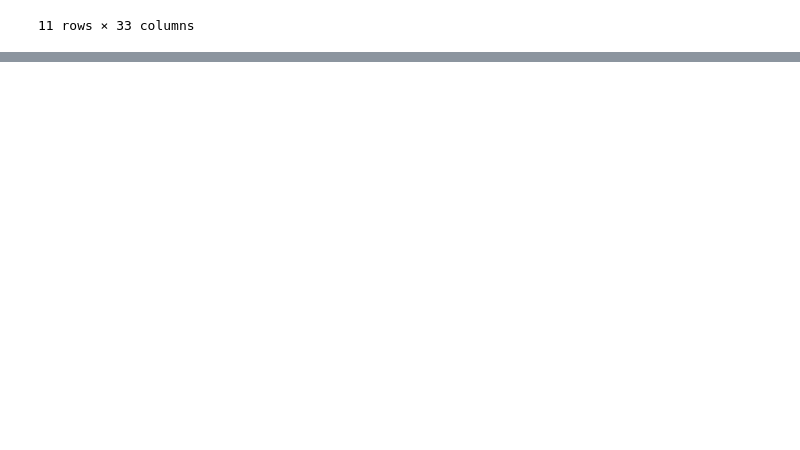
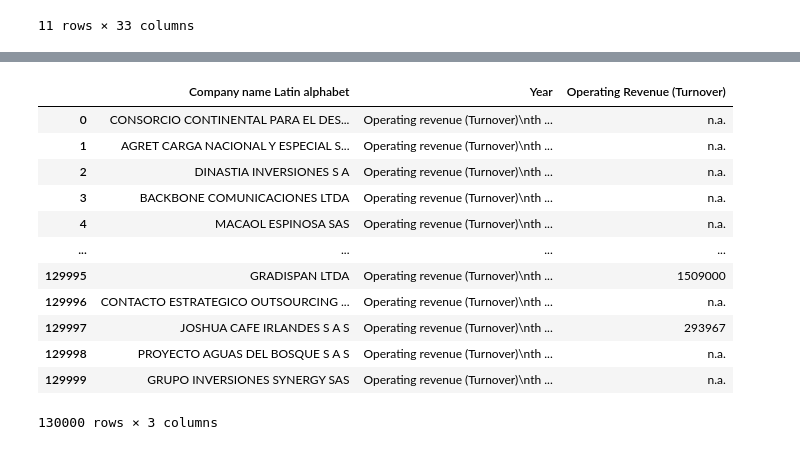
Before and after one commit to alexanderquispe/MediaLab_Summer_Python, a Jupyter notebook: assignments/assignment4/Group_6_ass_4_2024.ipynb, the cells around one changed output, grey strips where cells are left out. Cells and saved outputs as stored; diff of their text form; code cells hidden in the pictures; blank space fills up the shorter version.

```diff
--- a/assignments/assignment4/Group_6_ass_4_2024.ipynb
+++ b/assignments/assignment4/Group_6_ass_4_2024.ipynb
@@ -63,0 +94,18 @@ statistics_all
+# %%
+# Use the melt function to reshape the DataFrame
+df_long = pd.melt(df_filtered, id_vars=['Company name Latin alphabet'], var_name='Year', value_name='Operating Revenue (Turnover)')
+df_long
+# %% [output]
+|  | Company name Latin alphabet | Year | Operating Revenue (Turnover) |
+| 0 | CONSORCIO CONTINENTAL PARA EL DES... | Operating revenue (Turnover)\nth ... | n.a. |
+| 1 | AGRET CARGA NACIONAL Y ESPECIAL S... | Operating revenue (Turnover)\nth ... | n.a. |
+| 2 | DINASTIA INVERSIONES S A | Operating revenue (Turnover)\nth ... | n.a. |
+| 3 | BACKBONE COMUNICACIONES LTDA | Operating revenue (Turnover)\nth ... | n.a. |
+| 4 | MACAOL ESPINOSA SAS | Operating revenue (Turnover)\nth ... | n.a. |
+| ... | ... | ... | ... |
+| 129995 | GRADISPAN LTDA | Operating revenue (Turnover)\nth ... | 1509000 |
+| 129996 | CONTACTO ESTRATEGICO OUTSOURCING ... | Operating revenue (Turnover)\nth ... | n.a. |
+| 129997 | JOSHUA CAFE IRLANDES S A S | Operating revenue (Turnover)\nth ... | 293967 |
+| 129998 | PROYECTO AGUAS DEL BOSQUE S A S | Operating revenue (Turnover)\nth ... | n.a. |
+| 129999 | GRUPO INVERSIONES SYNERGY SAS | Operating revenue (Turnover)\nth ... | n.a. |
+130000 rows × 3 columns
```
Also changed, not shown: parts of 5 cells of this notebook.
